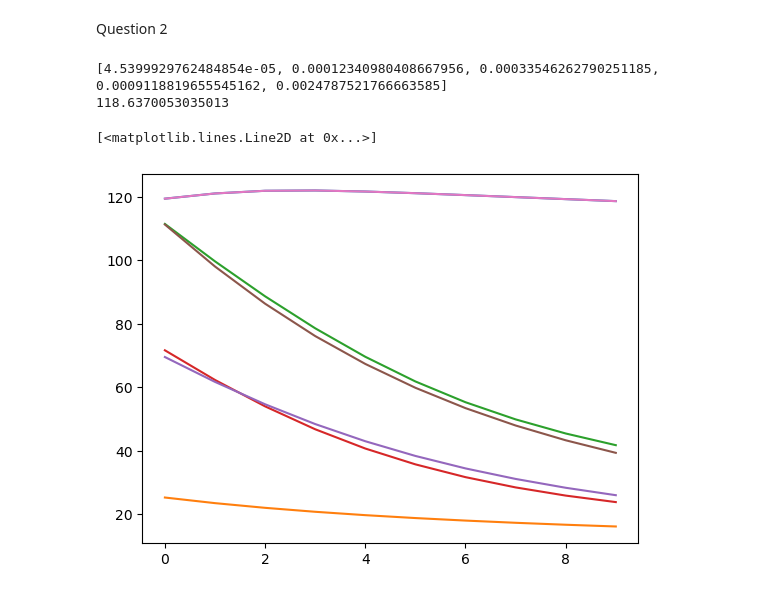
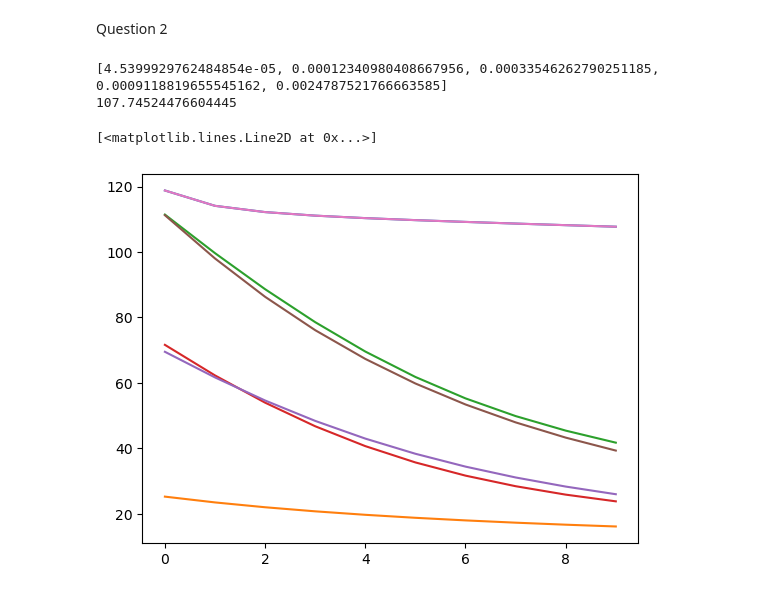
Before and after one commit to hayden000/Data-Analysis, a Jupyter notebook: data.ipynb, the cells around one changed output. Saved outputs shown, nothing was run; the diff lists cells and outputs as text; code cells hidden in the pictures.

```diff
--- a/data.ipynb
+++ b/data.ipynb
@@ -86,7 +86,7 @@ for init in tryInit:
     par, values = train(init, eta, itterations, (x_trainning, y_traning))
     epoch.append((par, values))
 for par, values in epoch:
-    plt.plot(range(0, itterations), values)
+    plt.plot(values)
 # %% [output]
 [figure]
 [figure]
@@ -136,33 +136,33 @@ y_testing = D_test_normalised[1]
 x_trainning = D_train_normalised[0]
 y_traning = D_train_normalised[1]
 for i in range(0, d):
     par, vals = train(np.random.normal(0, 1, len(Z[0]) - 1), etas[i], N, (x_trainning, y_traning))
     epochs.append((par, vals))
 D_train_normalised = ((D_train[0] - np.average(D_train[0])) / np.std(D_train[0]), D_train[1])
 D_test_normalised = ((D_test[0] - np.average(D_test[0])) / np.std(D_test[0]), D_test[1])
 lambda1 = np.transpose(np.full(len(Z[0]), 0.01))
 d = 5
 N = 100
 D = generateData(d, N)
 etas = []
 epochs = []
 for m in range(d):
     etas.append(np.exp(m - 10))
 x_testing = D_test_normalised[0]
 y_testing = D_test_normalised[1]
 x_trainning = D_train_normalised[0]
 y_traning = D_train_normalised[1]
-for i in range(0,d):
+for i in range(1,d):
     par, vals = train(np.random.normal(0, 1, len(x_trainning[0])), etas[i], itterations, (x_trainning, y_traning))
     epochs.append((par, vals))
 plt.plot(vals)
 for par, values in epoch:
     plt.plot(values)
 # print(par)
 print(np.min(vals))
 plt.plot(vals)
 # %% [output]
 [4.5399929762484854e-05, 0.00012340980408667956, 0.00033546262790251185, 0.0009118819655545162, 0.0024787521766663585]
-118.6370053035013
+107.74524476604445
 [<matplotlib.lines.Line2D at 0x...>]
-[figure, old version]
+[figure, new version]
```
